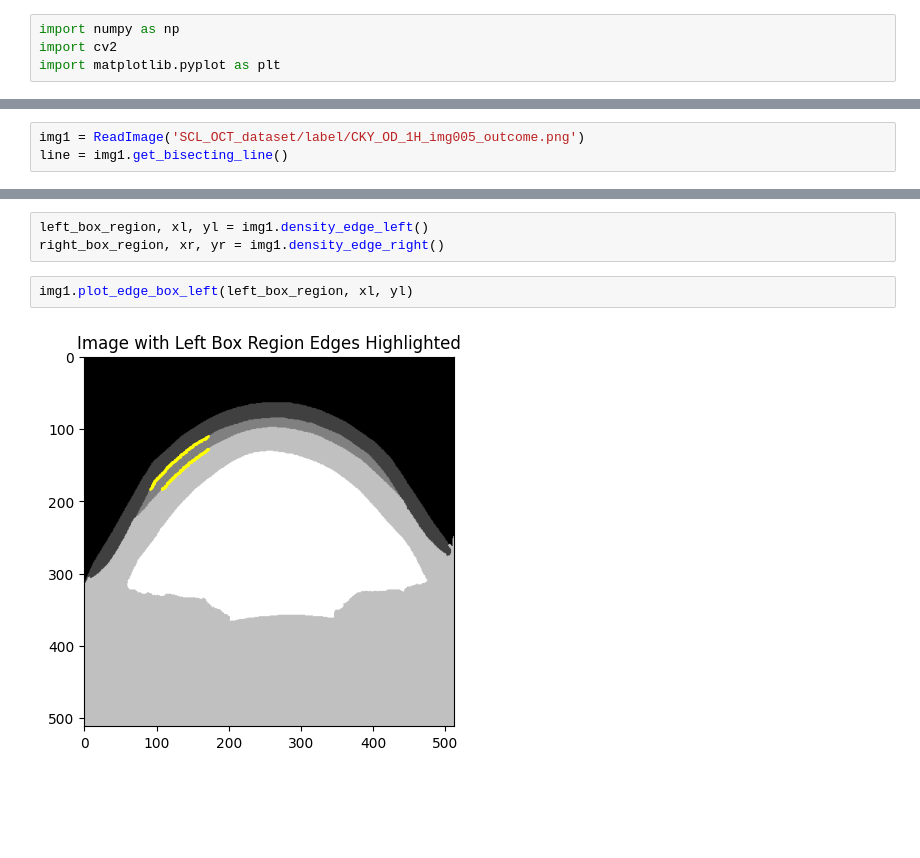
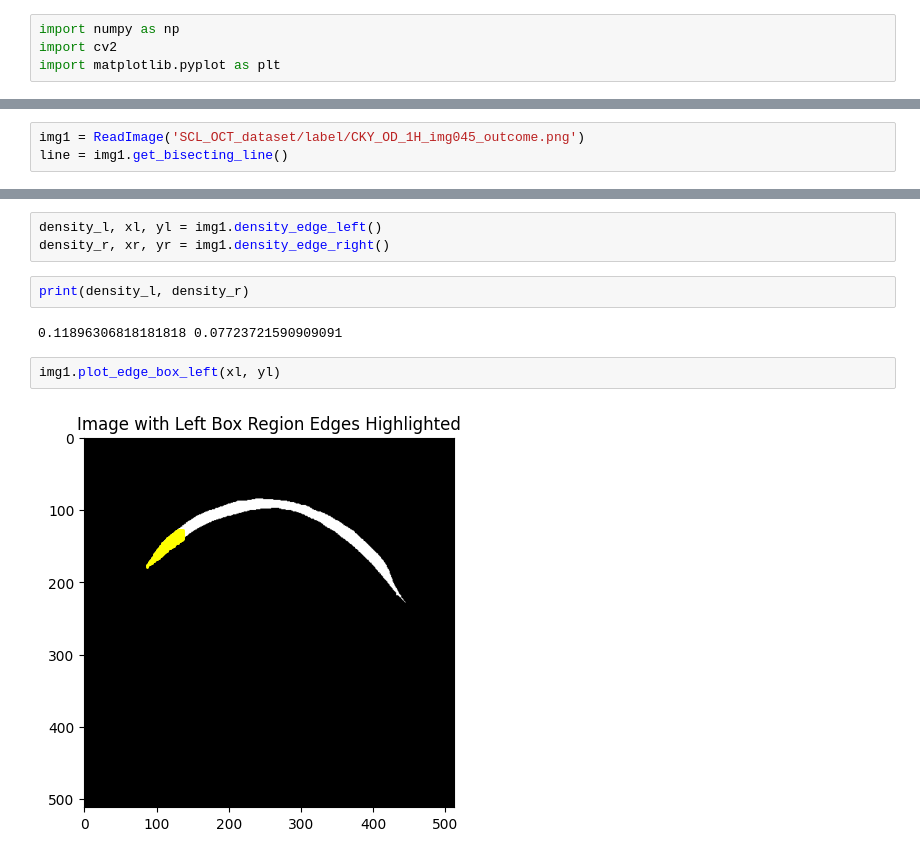
Before and after one commit to mridulrao/Dry-Eyes-Detection, a Jupyter notebook: Density_Region.ipynb, the cells around one changed output, grey strips where cells are left out. Cells and saved outputs as stored; diff of their text form; blank space fills up the shorter version.

```diff
--- a/Density_Region.ipynb
+++ b/Density_Region.ipynb
@@ -204,5 +211,5 @@ class ReadImage():
         self.plot_center_density(center_highlight)
         self.plot_edge_boxes(left_box, right_box)
 # %%
-img1 = ReadImage('SCL_OCT_dataset/label/CKY_OD_1H_img005_outcome.png')
+img1 = ReadImage('SCL_OCT_dataset/label/CKY_OD_1H_img045_outcome.png')
 line = img1.get_bisecting_line()
@@ -217,8 +220,12 @@ img1.plot_center_density(center_highlight)
 # %%
-left_box_region, xl, yl = img1.density_edge_left()
-right_box_region, xr, yr = img1.density_edge_right()
+density_l, xl, yl = img1.density_edge_left()
+density_r, xr, yr = img1.density_edge_right()
+# %%
+print(density_l, density_r)
+# %% [output]
+0.11896306818181818 0.07723721590909091
 # %%
-img1.plot_edge_box_left(left_box_region, xl, yl)
+img1.plot_edge_box_left(xl, yl)
 # %% [output]
-[figure, old version]
+[figure, new version]
 # %%
```
Also changed, not shown: parts of 8 cells of this notebook.
